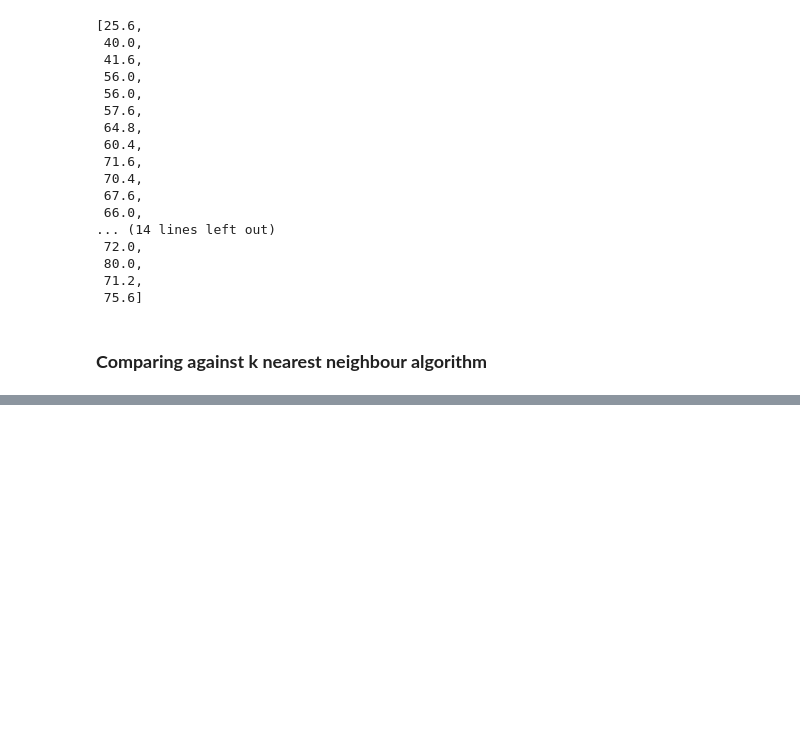
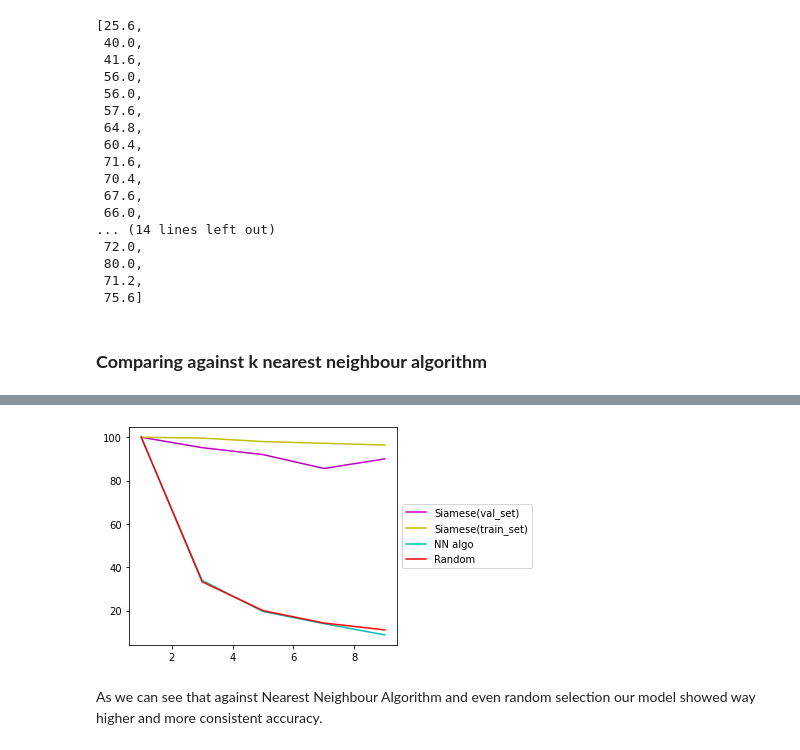
Before and after one commit to KT2001/Siamese-Model-for-Omniglot-Dataset, a Jupyter notebook: Omniglot_Dataset_OneShotProject.ipynb, the cells around one changed output, grey strips where cells are left out. Drawn from its saved outputs; the diff is of its cells as text; code cells hidden in the pictures; blank space fills up the shorter version.

```diff
--- a/Omniglot_Dataset_OneShotProject.ipynb
+++ b/Omniglot_Dataset_OneShotProject.ipynb
@@ -502,14 +502,23 @@ def nearest_neighbour_correct(pairs,targets):
         return 1
     return 0
 # %%
-def test_nn_accuracy(N_ways,n_trials,loader):
+def test_nn_accuracy(N_ways,n_trials):
     """Returns accuracy of one shot """
-    print("Evaluating nearest neighbour on {} unique {} way one-shot learning tasks ...".format(n_trials,N_ways))
+    print("Evaluating nearest neighbour on {} unique {} way  learning tasks ...".format(n_trials,N_ways))
 
     n_right = 0
 
     for i in range(n_trials):
-        pairs,targets = make_oneshot_task(N_ways,"val")
+        pairs,targets = make_oneshot_tasks(N_ways,xval)
         correct = nearest_neighbour_correct(pairs,targets)
         n_right += correct
     return 100.0 * n_right / n_trials
+# %%
+ways = np.arange(1, 10, 2)
+resume =  False
+val_accs, train_accs,nn_accs = [], [], []
+trials = 250
+for N in ways:
+    val_accs.append(test_oneshots(siamese_network, N,trials, xval, verbose=True))
+    train_accs.append(test_oneshots(siamese_network, N,trials, xtrain, verbose=True))
+    nn_accs.append(test_nn_accuracy(N,trials))
@@ -515,0 +560,15 @@ def test_nn_accuracy(N_ways,n_trials,loader):
+# %%
+#plot the accuracy vs num categories for each
+fig,ax = plt.subplots(1)
+plt.plot(ways, val_accs, "m", label="Siamese(val_set)")
+plt.plot(ways, train_accs, "y", label="Siamese(train_set)")
+plt.plot(ways, nn_accs, "c", label="NN algo")
+plt.plot(ways,100.0/ways,"r", label="Random")
+box = ax.get_position()
+ax.set_position([box.x0, box.y0, box.width * 0.8, box.height])
+ax.legend(loc='center left', bbox_to_anchor=(1, 0.5))
+plt.show()
+# %% [output]
+[figure, added]
+# %% [markdown]
+As we can see that against Nearest Neighbour Algorithm and even random selection our model showed way higher and more consistent accuracy.
```
Also changed, not shown: parts of 1 cell of this notebook.
